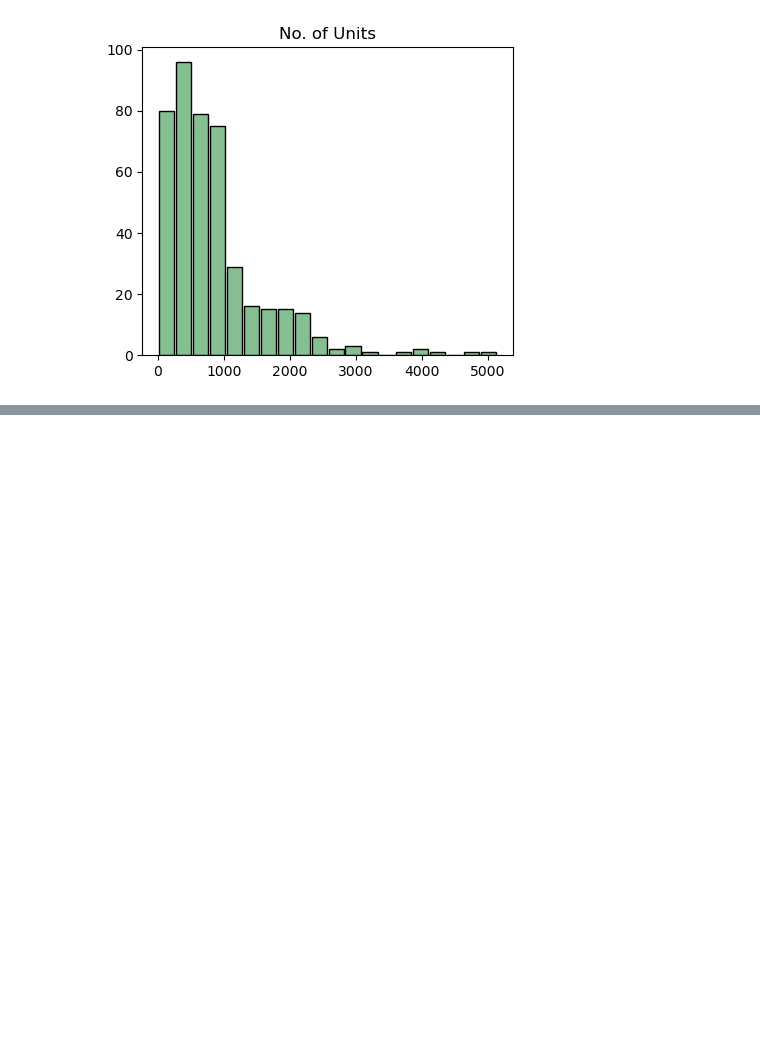
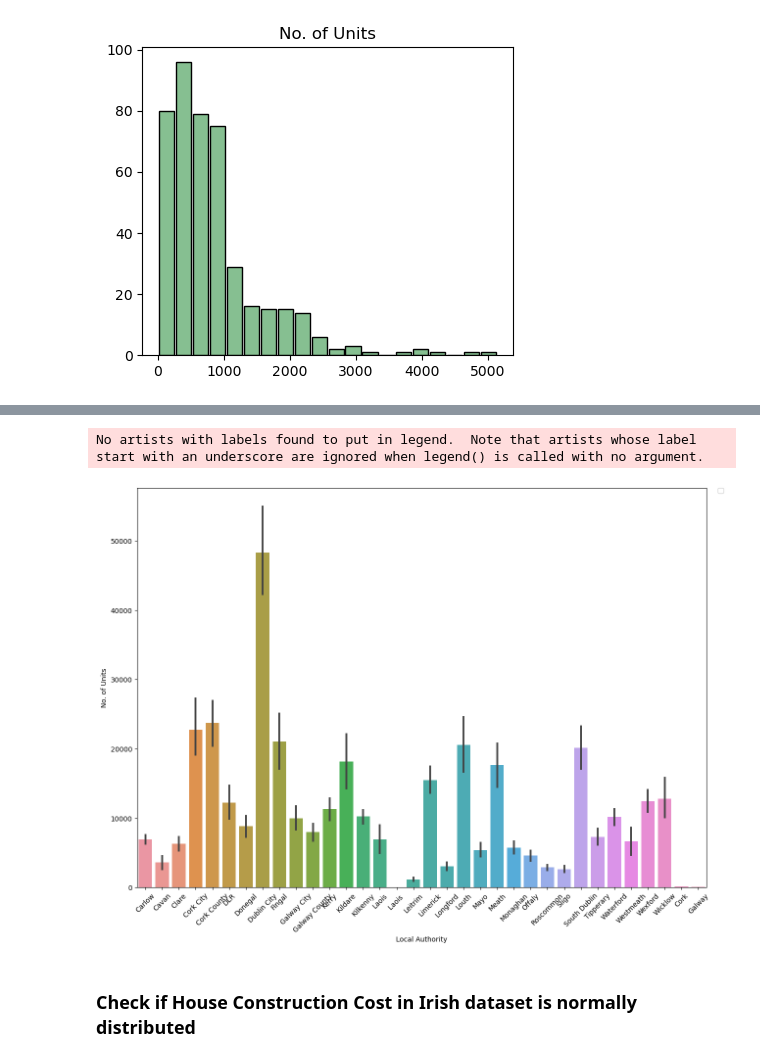
Before and after one commit to coharaCNJ/M.Sc.-Data-Analytics-Semester-1-CA1, a Jupyter notebook: Statistical_analysis_and_forecasting.ipynb, the cells around one changed output, grey strips where cells are left out. Saved outputs shown, nothing was run; the diff lists cells and outputs as text; code cells hidden in the pictures; blank space fills up the shorter version.

```diff
--- a/Statistical_analysis_and_forecasting.ipynb
+++ b/Statistical_analysis_and_forecasting.ipynb
@@ -662,0 +722,13 @@ No artists with labels found to put in legend.  Note that artists whose label st
+# %%
+#Median central-tendency is used as data is non-parametric
+a4_dims = (15, 15/sqrt(2))
+fig, ax = plt.subplots(figsize=a4_dims)
+ax=sns.barplot(x="Local Authority", y="No. of Units", data=irish_completed_social_housing, estimator = np.sum)
+ax.legend(bbox_to_anchor=(1.02, 1), loc='upper left', borderaxespad=0)
+for item in ax.get_xticklabels():
+    item.set_rotation(45)
+# %% [output]
+No artists with labels found to put in legend.  Note that artists whose label start with an underscore are ignored when legend() is called with no argument.
+[figure, added]
+# %% [markdown]
+### Check if House Construction Cost in Irish dataset is normally distributed
```
Also changed, not shown: parts of 91 cells of this notebook, 7 other files.
